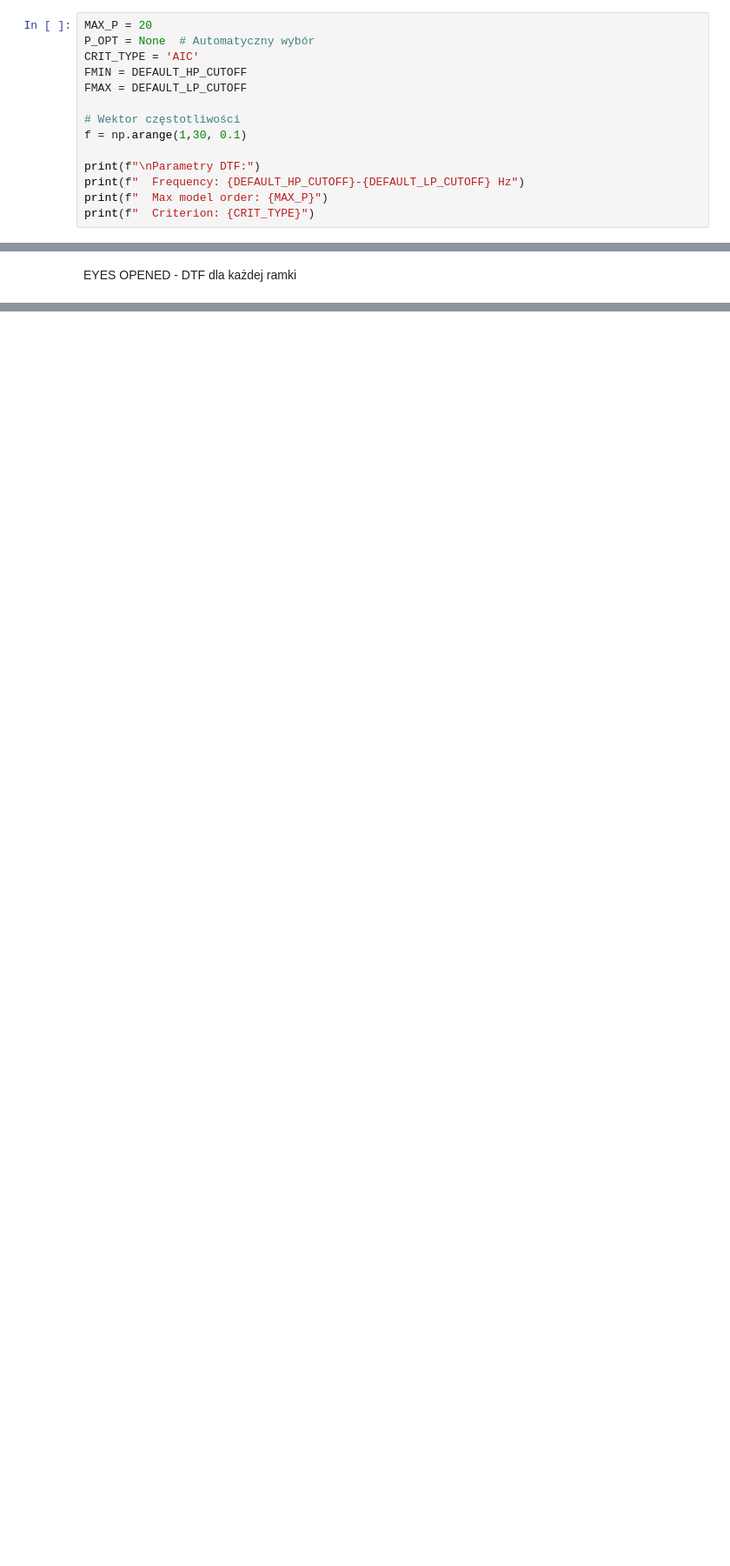
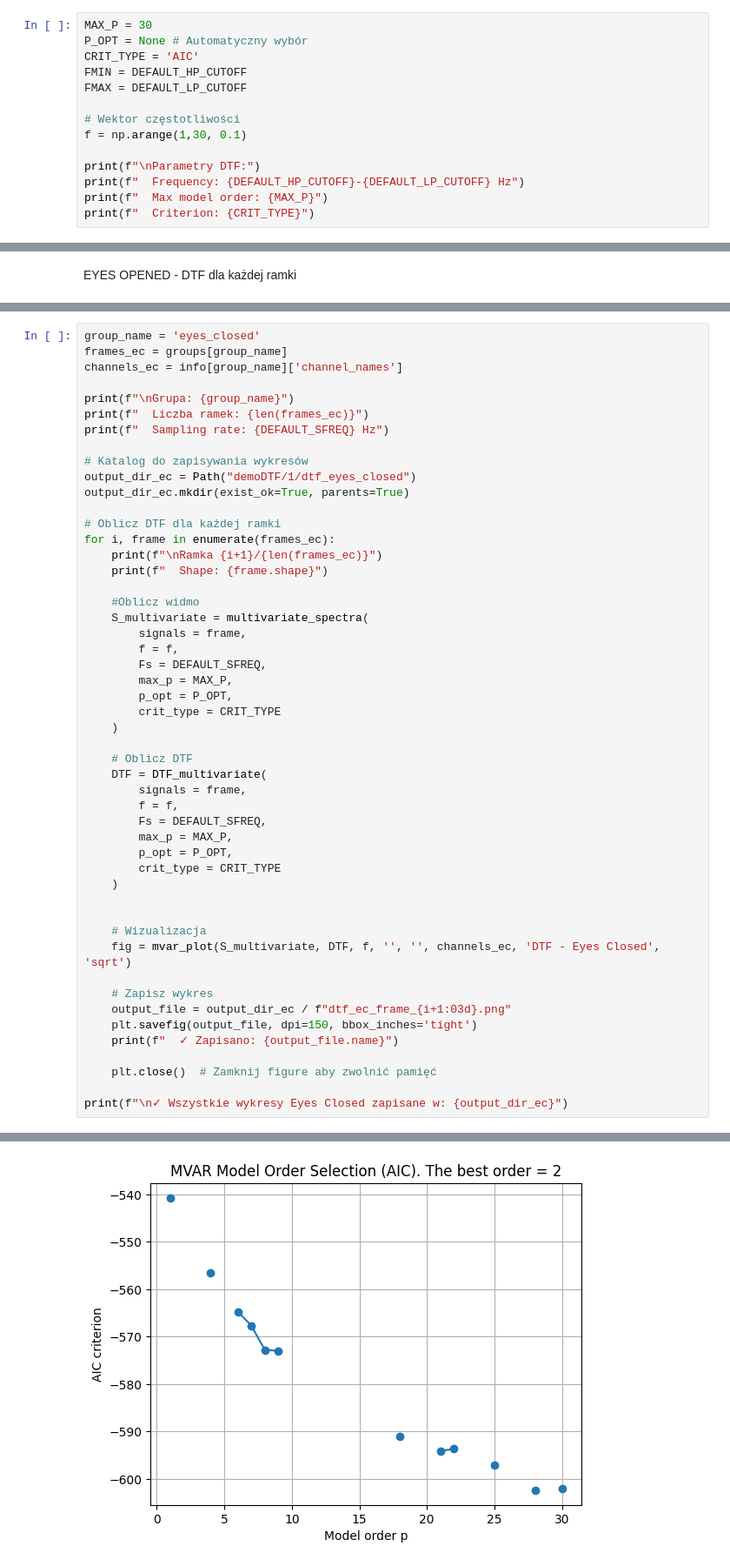
Before and after one commit to majamarzec/deep_connectivity, a Jupyter notebook: notebooks/02_connectivity_demo.ipynb, the cells around one changed output, grey strips where cells are left out. Shown at 87% size. Cells and saved outputs as stored; diff of their text form; blank space fills up the shorter version.

Commit message:
adding demo DTF open closed

```diff
--- a/notebooks/02_connectivity_demo.ipynb
+++ b/notebooks/02_connectivity_demo.ipynb
@@ -28,8 +28,8 @@ Wczytano 8 grup:
   • technical_exampause: 2 ramek
   • technical_examresume: 2 ramek
 # %%
-MAX_P = 20
-P_OPT = None  # Automatyczny wybór
+MAX_P = 30
+P_OPT = None # Automatyczny wybór
 CRIT_TYPE = 'AIC'
 FMIN = DEFAULT_HP_CUTOFF
 FMAX = DEFAULT_LP_CUTOFF
@@ -114,0 +119,51 @@ KeyboardInterrupt:
+# %%
+group_name = 'eyes_closed'
+frames_ec = groups[group_name]
+channels_ec = info[group_name]['channel_names']
+
+print(f"\nGrupa: {group_name}")
+print(f"  Liczba ramek: {len(frames_ec)}")
+print(f"  Sampling rate: {DEFAULT_SFREQ} Hz")
+
+# Katalog do zapisywania wykresów
+output_dir_ec = Path("demoDTF/1/dtf_eyes_closed")
+output_dir_ec.mkdir(exist_ok=True, parents=True)
+
+# Oblicz DTF dla każdej ramki
+for i, frame in enumerate(frames_ec):
+    print(f"\nRamka {i+1}/{len(frames_ec)}")
+    print(f"  Shape: {frame.shape}")
+
+    #Oblicz widmo
+    S_multivariate = multivariate_spectra(
+        signals = frame,
+        f = f,
+        Fs = DEFAULT_SFREQ,
+        max_p = MAX_P,
+        p_opt = P_OPT,
+        crit_type = CRIT_TYPE
+    )
+
+    # Oblicz DTF
+    DTF = DTF_multivariate(
+        signals = frame,
+        f = f,
+        Fs = DEFAULT_SFREQ,
+        max_p = MAX_P,
+        p_opt = P_OPT,
+        crit_type = CRIT_TYPE
+    )
+
+
+    # Wizualizacja
+    fig = mvar_plot(S_multivariate, DTF, f, '', '', channels_ec, 'DTF - Eyes Closed', 'sqrt')
+
+    # Zapisz wykres
+    output_file = output_dir_ec / f"dtf_ec_frame_{i+1:03d}.png"
+    plt.savefig(output_file, dpi=150, bbox_inches='tight')
+    print(f"  ✓ Zapisano: {output_file.name}")
+
+    plt.close()  # Zamknij figure aby zwolnić pamięć
+
+print(f"\n✓ Wszystkie wykresy Eyes Closed zapisane w: {output_dir_ec}")
+# %% [output]
@@ -114,0 +176 @@ KeyboardInterrupt:
+[figure, added]
```
Also changed, not shown: parts of 4 cells of this notebook, 12 other files.
